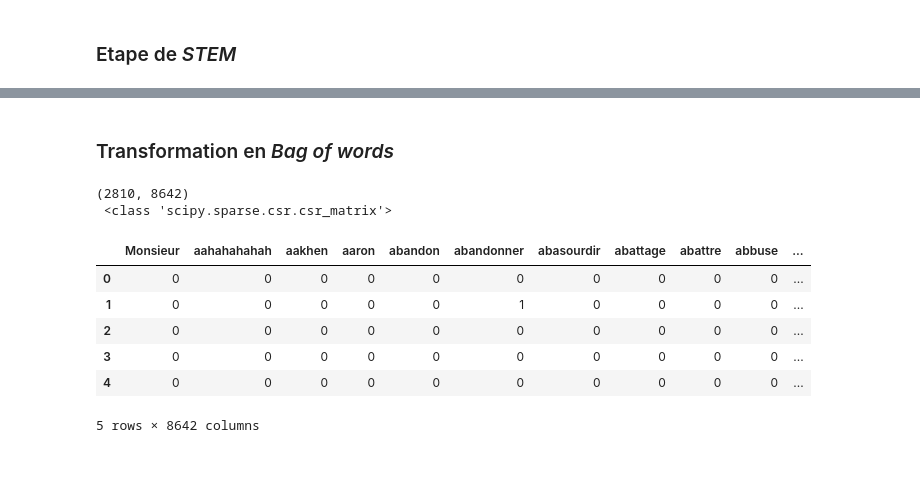
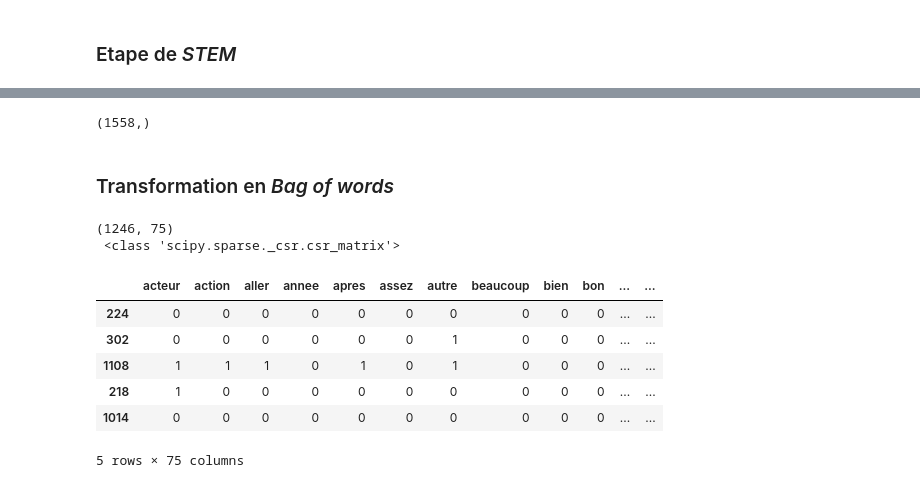
Before and after one commit to CassiaFa/NLP_critique_film, a Jupyter notebook: NLP.ipynb, the cells around one changed output, grey strips where cells are left out. Drawn from its saved outputs; the diff is of its cells as text; code cells hidden in the pictures.

```diff
--- a/NLP.ipynb
+++ b/NLP.ipynb
@@ -215,0 +197,6 @@ df.head()
+# %%
+x = df["lem"].copy()
+y = df["Note"].replace(",", ".", regex=True).astype("float")
+# %%
+y[y<3.0] = 0
+y[y>0] = 1
@@ -216,23 +209,29 @@ df.head()
+# %%
+y.shape
+# %% [output]
+(1558,)
+# %%
+X_train, X_test, y_train, y_test = train_test_split(x, y, train_size=0.8, random_state=0)
 # %% [markdown]
 ### Transformation en *Bag of words*
 # %%
 from sklearn.feature_extraction.text import CountVectorizer
 # %%
-cv = CountVectorizer(lowercase=False)
-cv_matrix = cv.fit_transform(df["lem"])
+cv = CountVectorizer(lowercase=False, min_df=0.1)
+cv_matrix = cv.fit_transform(X_train)
 
 print(cv_matrix.shape, "\n", type(cv_matrix))
 # %% [output]
-(2810, 8642)
- <class 'scipy.sparse.csr.csr_matrix'>
+(1246, 75)
+ <class 'scipy.sparse._csr.csr_matrix'>
 # %%
-df_bow = pd.DataFrame(cv_matrix.toarray(), index = df['key'].values, columns = cv.get_feature_names())
+df_bow = pd.DataFrame(cv_matrix.toarray(), index = X_train.index, columns = cv.get_feature_names_out())
 df_bow.head()
 # %% [output]
-|  | Monsieur | aahahahahah | aakhen | aaron | abandon | abandonner | abasourdir | abattage | abattre | abbuse | ... |
-| 0 | 0 | 0 | 0 | 0 | 0 | 0 | 0 | 0 | 0 | 0 | ... |
-| 1 | 0 | 0 | 0 | 0 | 0 | 1 | 0 | 0 | 0 | 0 | ... |
-| 2 | 0 | 0 | 0 | 0 | 0 | 0 | 0 | 0 | 0 | 0 | ... |
-| 3 | 0 | 0 | 0 | 0 | 0 | 0 | 0 | 0 | 0 | 0 | ... |
-| 4 | 0 | 0 | 0 | 0 | 0 | 0 | 0 | 0 | 0 | 0 | ... |
+|  | acteur | action | aller | annee | apres | assez | autre | beaucoup | bien | bon | ... | ... |
+| 224 | 0 | 0 | 0 | 0 | 0 | 0 | 0 | 0 | 0 | 0 | ... | ... |
+| 302 | 0 | 0 | 0 | 0 | 0 | 0 | 1 | 0 | 0 | 0 | ... | ... |
+| 1108 | 1 | 1 | 1 | 0 | 1 | 0 | 1 | 0 | 0 | 0 | ... | ... |
+| 218 | 1 | 0 | 0 | 0 | 0 | 0 | 0 | 0 | 0 | 0 | ... | ... |
+| 1014 | 0 | 0 | 0 | 0 | 0 | 0 | 0 | 0 | 0 | 0 | ... | ... |
-5 rows × 8642 columns
+5 rows × 75 columns
```
Also changed, not shown: parts of 12 cells of this notebook.
